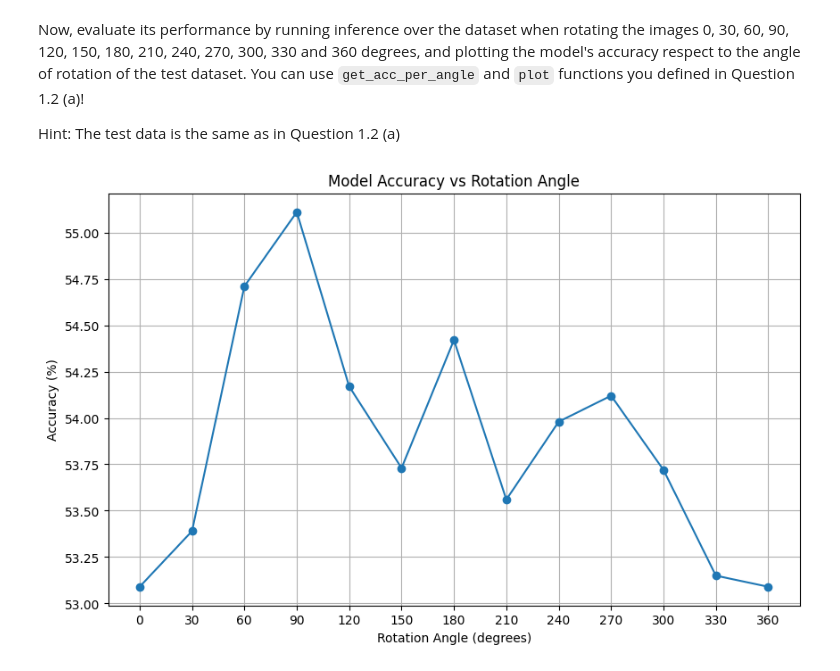
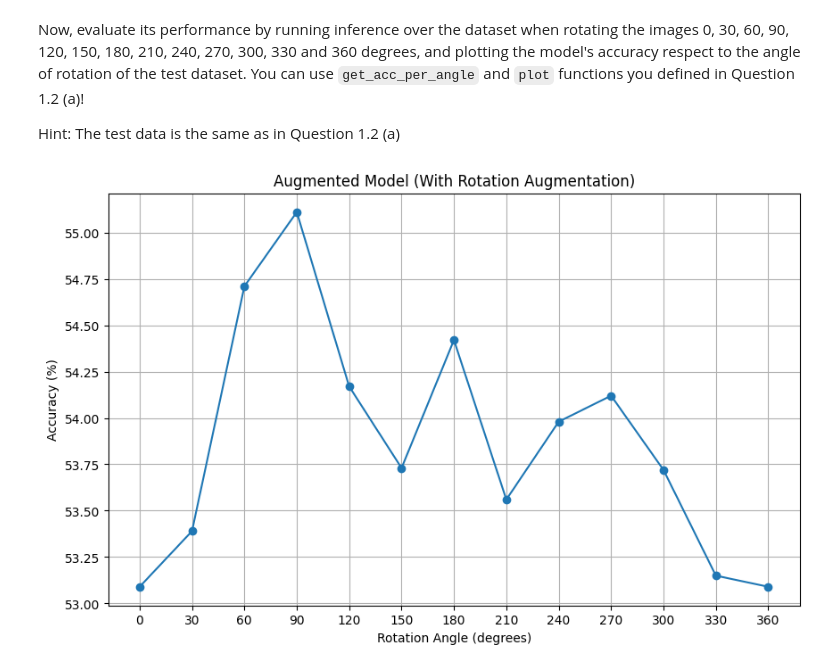
Before and after one commit to yidakra/uvadlc_practicals_2025, a Jupyter notebook: assignment2/part1/exercise1.2.ipynb, the cells around one changed output. Cells and saved outputs as stored; diff of their text form; code cells hidden in the pictures.

Commit message:
refactor: update plot function in exercise1.2 notebook to accept a title parameter and adjust execution counts

```diff
--- a/assignment2/part1/exercise1.2.ipynb
+++ b/assignment2/part1/exercise1.2.ipynb
@@ -176,7 +176,7 @@ def get_acc_per_angle(model):
 angles, angle_accuracies = get_acc_per_angle(model)
 # %%
 # Plot accuracy vs rotation angle
-def plot(angles, angle_accuracies):
+def plot(angles, angle_accuracies, title='Model Accuracy vs Rotation Angle'):
     #######################
     # PUT YOUR CODE HERE  #
     #######################
@@ -184,9 +184,10 @@ def plot(angles, angle_accuracies):
     plt.plot(angles, angle_accuracies, marker='o')
     plt.xlabel('Rotation Angle (degrees)')
     plt.ylabel('Accuracy (%)')
-    plt.title('Model Accuracy vs Rotation Angle')
+    plt.title(title)
     plt.grid(True)
     plt.xticks(angles)
+    plt.ylim(0, 100)
     plt.show()
     #######################
     # END OF YOUR CODE    #
@@ -254,11 +255,11 @@ Hint: The test data is the same as in Question 1.2 (a)
 # %%
 #######################
 # PUT YOUR CODE HERE  #
 #######################
 angles_aug, angle_accuracies_aug = get_acc_per_angle(model_augmented)
-plot(angles_aug, angle_accuracies_aug)
+plot(angles_aug, angle_accuracies_aug, title='Augmented Model (With Rotation Augmentation)')
 #######################
 # END OF YOUR CODE    #
 #######################
 # %% [output]
-[figure, old version]
+[figure, new version]
```
Also changed, not shown: parts of 1 cell of this notebook.
